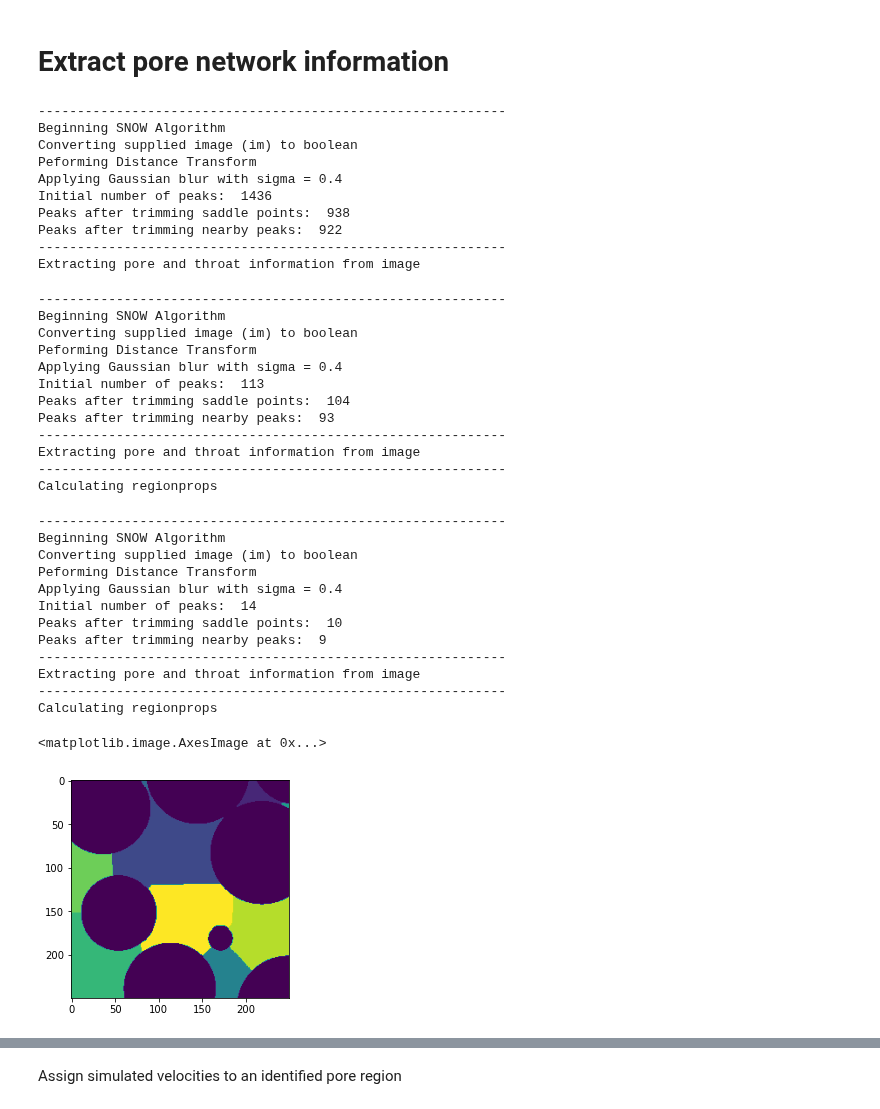
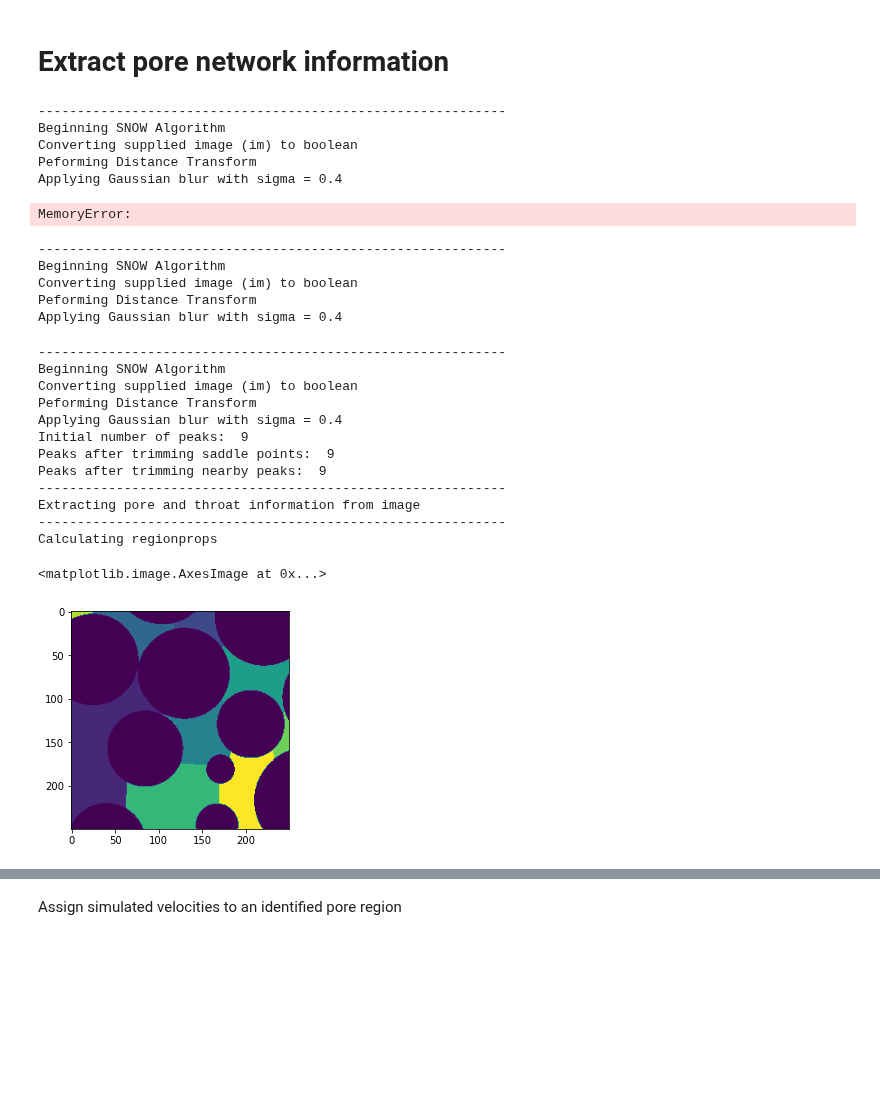
Before and after one commit to akkendrick/LABMOPS, a Jupyter notebook: exploreVelPlotting.ipynb, the cells around one changed output, grey strips where cells are left out. Cells and saved outputs as stored; diff of their text form; code cells hidden in the pictures; blank space fills up the shorter version.

```diff
--- a/exploreVelPlotting.ipynb
+++ b/exploreVelPlotting.ipynb
@@ -76,7 +70,7 @@ p2.imshow(secondaryImage[:,:,slice])
 # %% [markdown]
 # Extract pore network information
 # %%
-snowFiltSecondary = ps.filters.snow_partitioning(im=secondaryImage, return_all=True)
+snowFiltSecondary = ps.filters.snow_partitioning(im=secondaryImage,r_max=40,sigma=0.4, return_all=True)
 poreInfoSecondary = ps.networks.regions_to_network(snowFiltSecondary.regions, dt=snowFiltSecondary.dt)
 # %% [output]
 ------------------------------------------------------------
@@ -84,13 +78,9 @@ Beginning SNOW Algorithm
 Converting supplied image (im) to boolean
 Peforming Distance Transform
 Applying Gaussian blur with sigma = 0.4
-Initial number of peaks:  1436
-Peaks after trimming saddle points:  938
-Peaks after trimming nearby peaks:  922
-------------------------------------------------------------
-Extracting pore and throat information from image
+MemoryError:
 # %%
-snowFiltPrimary = ps.filters.snow_partitioning(im=primaryImage, return_all=True)
+snowFiltPrimary = ps.filters.snow_partitioning(im=primaryImage,r_max=20,sigma=0.4, return_all=True)
 poreInfoPrimary = ps.networks.regions_to_network(snowFiltPrimary.regions, dt=snowFiltPrimary.dt)
 # %% [output]
 ------------------------------------------------------------
@@ -98,36 +88,29 @@ Beginning SNOW Algorithm
 Converting supplied image (im) to boolean
 Peforming Distance Transform
 Applying Gaussian blur with sigma = 0.4
-Initial number of peaks:  113
-Peaks after trimming saddle points:  104
-Peaks after trimming nearby peaks:  93
-------------------------------------------------------------
-Extracting pore and throat information from image
-------------------------------------------------------------
-Calculating regionprops
 # %%
-slice = 5
+slice = 120
 
 imSub = primaryImage[:,:,slice]
-snowFiltSub = ps.filters.snow_partitioning(im=imSub, return_all=True)
+snowFiltSub = ps.filters.snow_partitioning(im=imSub,r_max=40,sigma=0.4, return_all=True)
 poreInfoSub = ps.networks.regions_to_network(snowFiltSub.regions, dt=snowFiltSub.dt)
 test = ps.metrics.regionprops_3D(snowFiltSub.regions)
 regionTest = snowFiltSub.regions
 subsubTest = regionTest[regionTest == 8]
 
 plt.imshow(regionTest)
 # %% [output]
 ------------------------------------------------------------
 Beginning SNOW Algorithm
 Converting supplied image (im) to boolean
 Peforming Distance Transform
 Applying Gaussian blur with sigma = 0.4
-Initial number of peaks:  14
-Peaks after trimming saddle points:  10
+Initial number of peaks:  9
+Peaks after trimming saddle points:  9
 Peaks after trimming nearby peaks:  9
 ------------------------------------------------------------
 Extracting pore and throat information from image
 ------------------------------------------------------------
 Calculating regionprops
 <matplotlib.image.AxesImage at 0x...>
-[figure, old version]
+[figure, new version]
```
Also changed, not shown: parts of 11 cells of this notebook.
